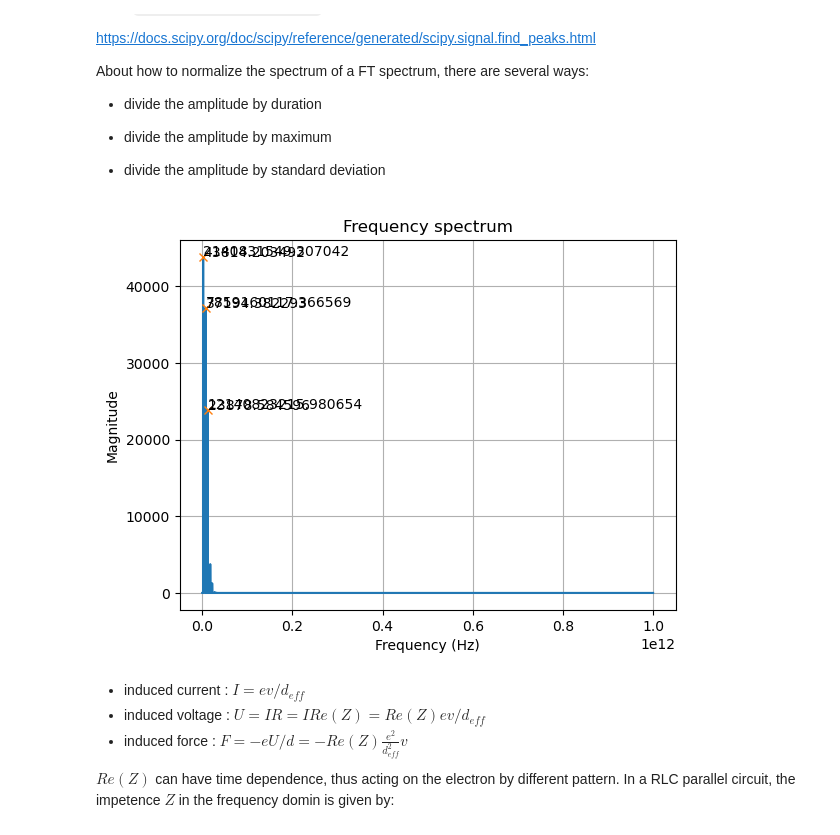
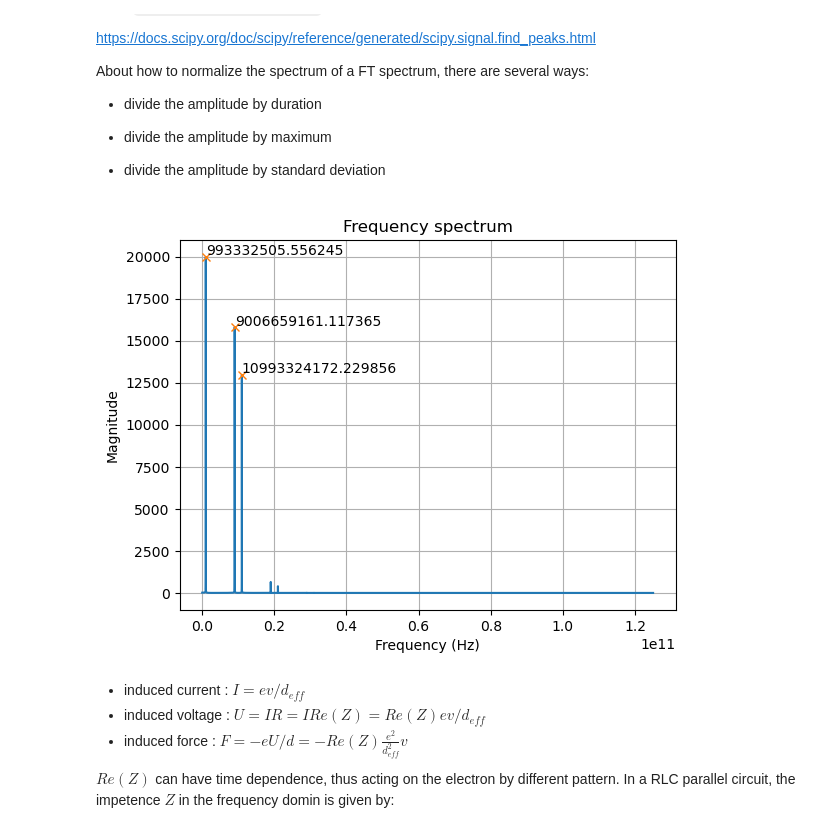
Before and after one commit to yuqian15/electron_micromotion_cooling, a Jupyter notebook: Electron-QIP.ipynb, the cells around one changed output. Saved outputs shown, nothing was run; the diff lists cells and outputs as text; code cells hidden in the pictures.

```diff
--- a/Electron-QIP.ipynb
+++ b/Electron-QIP.ipynb
@@ -27,9 +27,9 @@ Setting the motional constant of the e:
 # %%
 # Load the parameters first
 # All in SI
-wrf = 2 * np.pi* 10e9 # 10 GHz
-wmm = 2 * np.pi* 10e9 # 10 GHz
-wradical = 2 * np.pi * 2e9 # 2 GHz
+wrf = 2 * np.pi* 2.5e9 # 10 GHz
+wmm = 2 * np.pi* 2.5e9 # 10 GHz
+wradical = 2 * np.pi * 0.25e9 # 2 GHz
 waxial = 2 * np.pi * 300e6 # 300 MHz
 deff = 200e-6 # 200 micron
 m = 9.10938297e-31 # 9.10938297e-31 kg
@@ -51,7 +51,7 @@ Temperature = 0.4 # Temperature for the tank circuit, given by article
 # Define the spatial step size and the time step size
 
 dt = 1e-12 # time step size
-T = 1.2e-6 # total time
+T = 2e-6 # total time
 N = round(T/dt)
 
 t_eval = np.linspace(0, T, N + 1)
@@ -214,13 +222,7 @@ About how to normalize the spectrum of a FT spectrum, there are several ways:
 # %%
-# Get the fourier spectrum of velocity
-
-vxf_init = fft(vx_init)
-vyf_init = fft(vy_init)
-vzf_init = fft(vz_init)
-tf = fftfreq(len(vx_init), dt / Amplifier_Num_init)
 
 Front = 0
-Cutoff = 8
+Cutoff = 64
 vf = vxf_init[Front:Front + (vxf_init.size//Cutoff//2)]
 ttf = tf[:len(vx_init)//2]
 ttf = ttf[Front:Front + (ttf.size//Cutoff)]
@@ -232,35 +234,35 @@ N_vf = 2.0/(Amplifier_Num_init * (N + 1)) * np.abs(vf[0:len(vx_init)//2])
 # use find_peaks to get all the peaks
 peaks, _ = find_peaks(N_vf, height=0)
 
 
 # we only need the three largest peaks, therefore we find a border and find peaks again
 temp = N_vf[peaks]
 temp.sort()
 temp = temp[::-1]
 border = ( temp[2] + temp[3])/2
 
 peaks, heights = find_peaks(N_vf, height= border)
 
 #print("The location of the three largest peaks is {}, {}, {} Hz".format(tf[peaks[0]], tf[peaks[1]], tf[peaks[2]]))
 
 # Plot the result
 plt.plot(ttf, N_vf)
 plt.plot(ttf[peaks], N_vf[peaks], "x")
 
 for i in range(0,3):
-    plt.text(ttf[peaks[i]], N_vf[peaks[i]], "%f" % N_vf[peaks[i]])
+    #plt.text(ttf[peaks[i]], N_vf[peaks[i]], "%f" % N_vf[peaks[i]])
     plt.text(ttf[peaks[i]], N_vf[peaks[i]] + 100, "%f" % ttf[peaks[i]])
 
 # Regenerate the resonator's frequency by the third peak position
 fres = ttf[peaks[0]]
 
 plt.xlabel('Frequency (Hz)')
 plt.ylabel('Magnitude')
 plt.title('Frequency spectrum')
 plt.grid()
 plt.show()
 # %% [output]
-[figure, old version]
+[figure, new version]
 # %% [markdown]
 - induced current : $I = ev/d_{eff}$
 - induced voltage : $U = IR = I Re(Z) = Re(Z) ev/d_{eff}$
```
Also changed, not shown: parts of 10 cells of this notebook.
